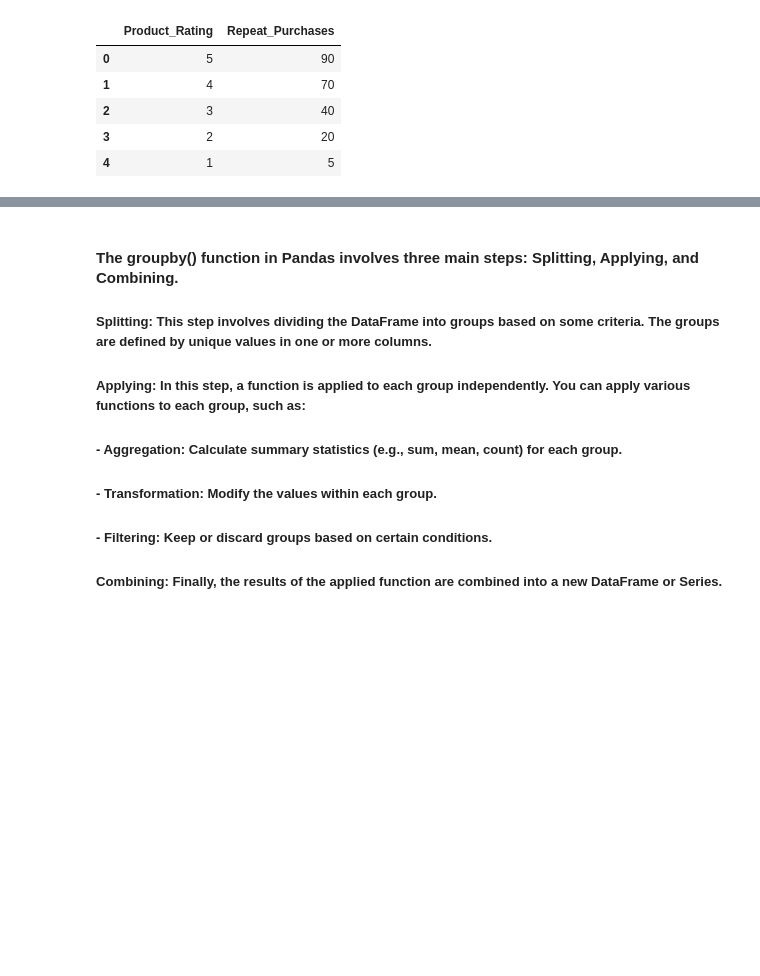
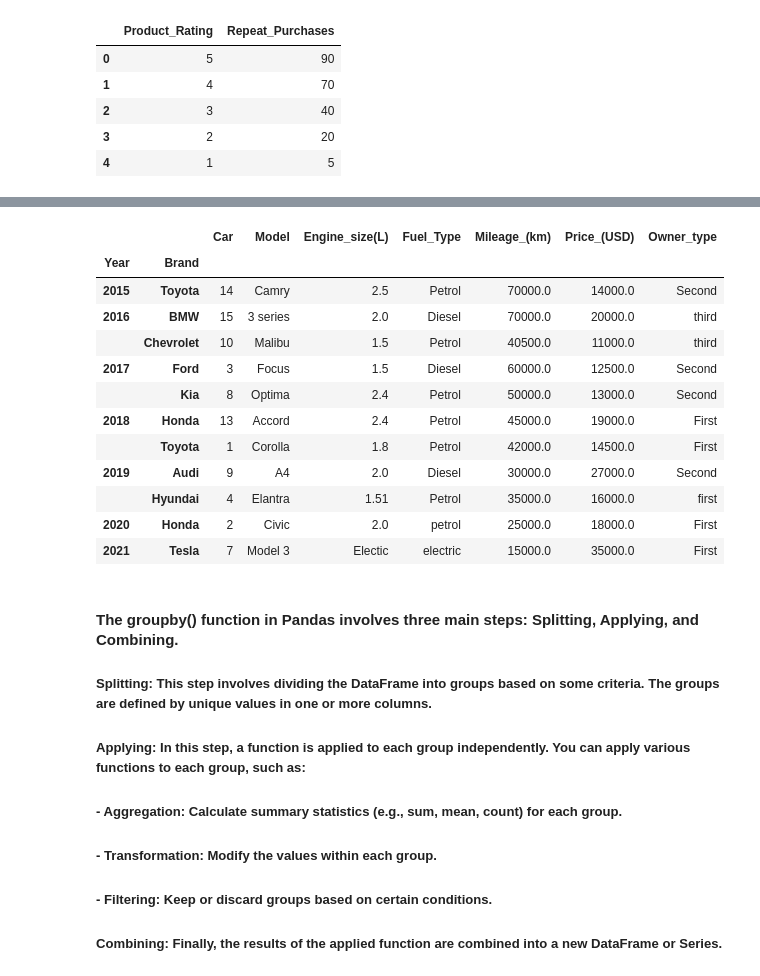
Before and after one commit to dhavalvalaa/Ai_Ml_QB, a Jupyter notebook: pandas/17_06_18_06/pandas.ipynb, the cells around one changed output, grey strips where cells are left out. Saved outputs shown, nothing was run; the diff lists cells and outputs as text; code cells hidden in the pictures; blank space fills up the shorter version.

```diff
--- a/pandas/17_06_18_06/pandas.ipynb
+++ b/pandas/17_06_18_06/pandas.ipynb
@@ -1374,3 +1361,4 @@ year.first()
 # %%
+display(df)
 df.groupby(['Year','Brand']).first()
 # %% [output]
@@ -1390,3 +1379,16 @@ df.groupby(['Year','Brand']).first()
+|  |  | Car | Model | Engine_size(L) | Fuel_Type | Mileage_(km) | Price_(USD) | Owner_type |
+| Year | Brand |  |  |  |  |  |  |  |
+| 2015 | Toyota | 14 | Camry | 2.5 | Petrol | 70000.0 | 14000.0 | Second |
+| 2016 | BMW | 15 | 3 series | 2.0 | Diesel | 70000.0 | 20000.0 | third |
+|  | Chevrolet | 10 | Malibu | 1.5 | Petrol | 40500.0 | 11000.0 | third |
+| 2017 | Ford | 3 | Focus | 1.5 | Diesel | 60000.0 | 12500.0 | Second |
+|  | Kia | 8 | Optima | 2.4 | Petrol | 50000.0 | 13000.0 | Second |
+| 2018 | Honda | 13 | Accord | 2.4 | Petrol | 45000.0 | 19000.0 | First |
+|  | Toyota | 1 | Corolla | 1.8 | Petrol | 42000.0 | 14500.0 | First |
+| 2019 | Audi | 9 | A4 | 2.0 | Diesel | 30000.0 | 27000.0 | Second |
+|  | Hyundai | 4 | Elantra | 1.51 | Petrol | 35000.0 | 16000.0 | first |
+| 2020 | Honda | 2 | Civic | 2.0 | petrol | 25000.0 | 18000.0 | First |
+| 2021 | Tesla | 7 | Model 3 | Electic | electric | 15000.0 | 35000.0 | First |
 # %% [markdown]
 #### The groupby() function in Pandas involves three main steps: Splitting, Applying, and Combining.
 
```
Also changed, not shown: parts of 14 cells of this notebook, 1 other file.
